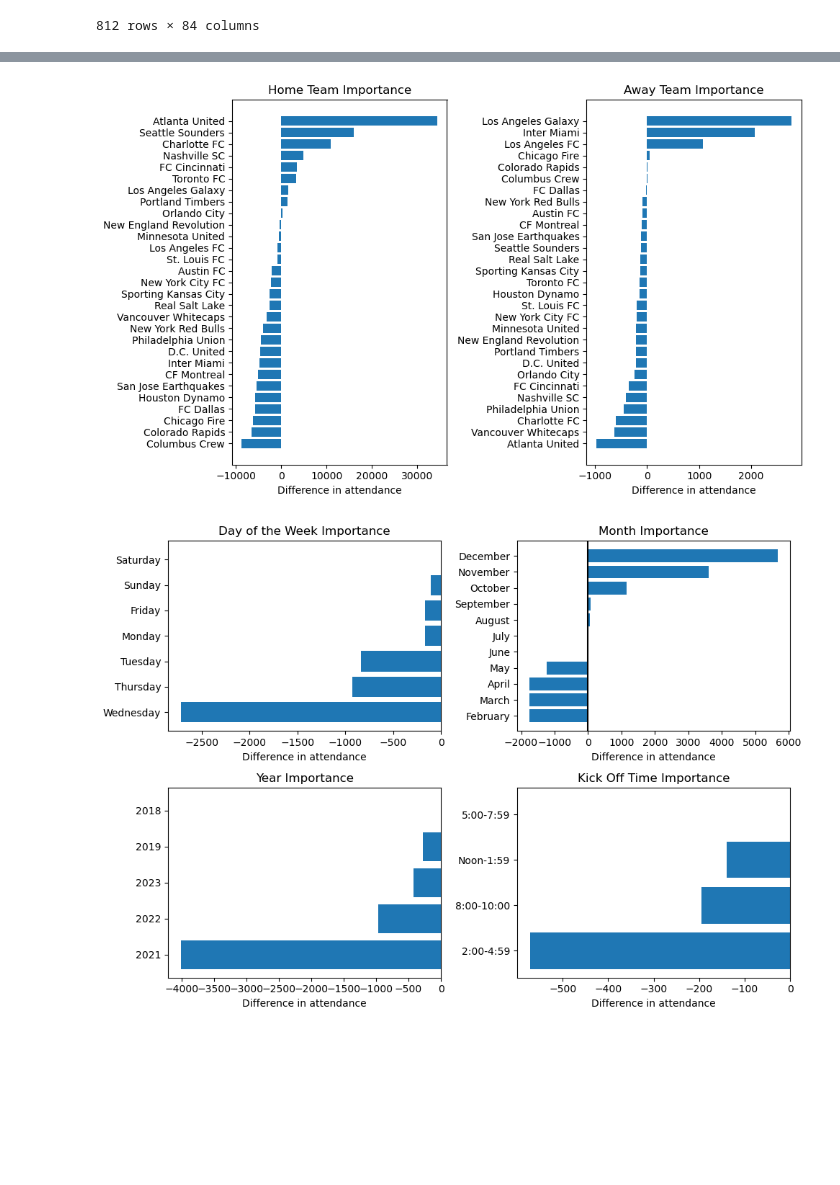
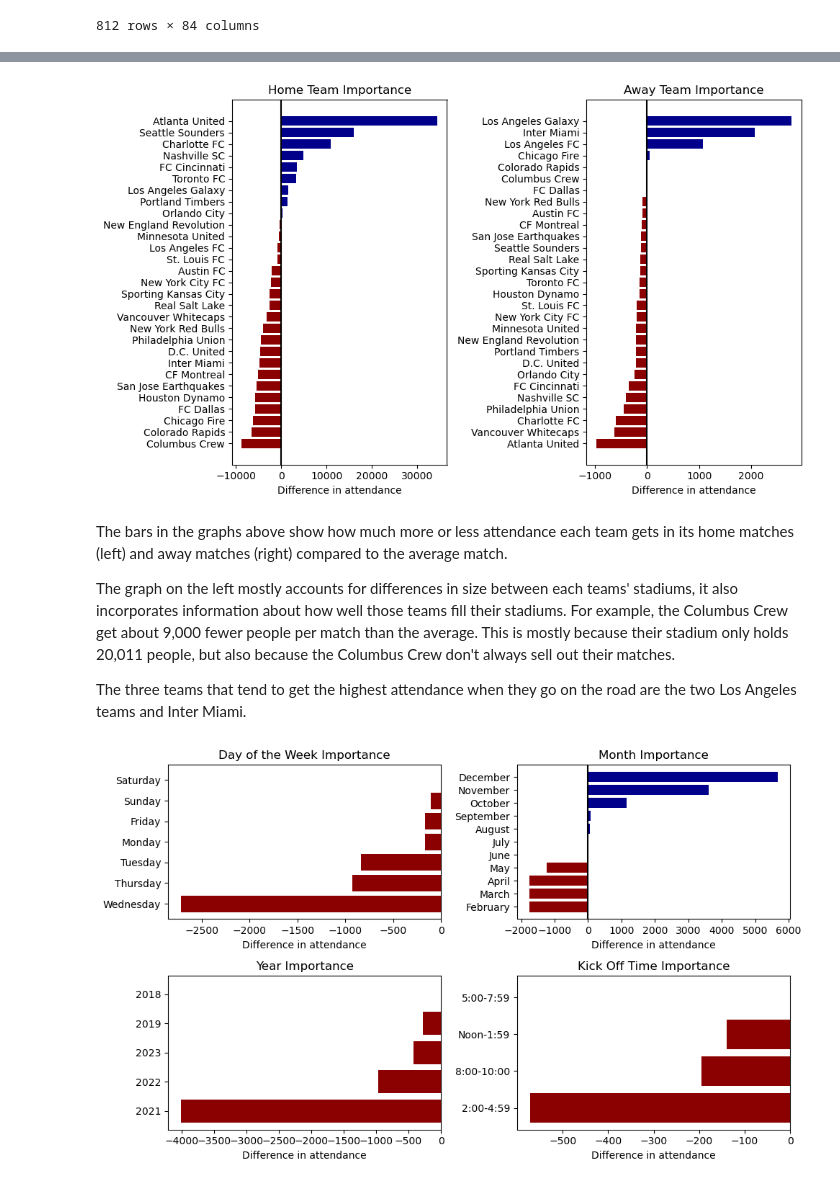
Before and after one commit to daviderics/mls_attendance, a Jupyter notebook: modeling.ipynb, the cells around one changed output, grey strips where cells are left out. Drawn from its saved outputs; the diff is of its cells as text; code cells hidden in the pictures; blank space fills up the shorter version.

```diff
--- a/modeling.ipynb
+++ b/modeling.ipynb
@@ -650,3 +640,12 @@ X = create_X(mlsall_df, columns=['home_team','away_team',
              drop_first=False)
 # Apply the same train-test split that was used earlier
 X_train, X_test, y_train, y_test = train_test_split(X, y, random_state=rando, test_size=0.2)
+# %%
+# Instantiate XGBClassifier
+xgb = XGBRegressor()
+
+# Fit model
+xgb.fit(X_train, y_train)
+
+# Evaluate XGBRegressor model
+evaluate_model_split(xgb, X_train, y_train, X_test, y_test)
@@ -1021,31 +1148,45 @@ xgb_import_ht[[col for col in xgb_import_ht.columns if 'day' in col]]
 fig, ax = plt.subplots(ncols=2, figsize=(10,6))
 
 ht_importance = [xgb_importance[key] for key in xgb_importance.keys() if 'home_team_' in key]
-ax[0].barh(y=range(29),width=np.sort(ht_importance))
+ax[0].barh(y=range(29),
+           width=np.sort(ht_importance),
+           color=['darkblue' if x>=0 else 'darkred' for x in np.sort(ht_importance)])
 ax[0].set_title('Home Team Importance')
 ax[0].set_yticks(range(29))
 ax[0].set_yticklabels([team_names[x] for x in np.argsort(ht_importance)])
 ax[0].set_xlabel('Difference in attendance')
+ax[0].axvline(0,color='black')
 
 at_importance = [xgb_importance[key] for key in xgb_importance.keys() if 'away_team_' in key]
-ax[1].barh(y=range(29),width=np.sort(at_importance))
+ax[1].barh(y=range(29),
+           width=np.sort(at_importance),
+           color=['darkblue' if x>=0 else 'darkred' for x in np.sort(at_importance)])
 ax[1].set_title('Away Team Importance')
 ax[1].set_yticks(range(29))
 ax[1].set_yticklabels([team_names[x] for x in np.argsort(at_importance)])
 ax[1].set_xlabel('Difference in attendance')
+ax[1].axvline(0,color='black')
 
 fig.tight_layout();
 # %% [output]
-[figure, old version]
+[figure, new version]
+# %% [markdown]
+The bars in the graphs above show how much more or less attendance each team gets in its home matches (left) and away matches (right) compared to the average match.
+
+The graph on the left mostly accounts for differences in size between each teams' stadiums, it also incorporates information about how well those teams fill their stadiums. For example, the Columbus Crew get about 9,000 fewer people per match than the average. This is mostly because their stadium only holds 20,011 people, but also because the Columbus Crew don't always sell out their matches.
+
+The three teams that tend to get the highest attendance when they go on the road are the two Los Angeles teams and Inter Miami.
 # %%
 #Day, month, year, and kick off time feature importance
-fig, ax = plt.subplots(ncols=2, nrows=2, figsize=(10,7))
+fig, ax = plt.subplots(ncols=2, nrows=2, figsize=(10,6))
 
 # Day of the week
 day_names = ['Sunday','Monday','Tuesday','Wednesday','Thursday','Friday','Saturday']
 day_importance = [xgb_importance[key] for key in xgb_importance.keys() if 'day_' in key]
 
-ax[0,0].barh(y=range(7), width=np.sort(day_importance))
+ax[0,0].barh(y=range(7),
+             width=np.sort(day_importance),
+             color=['darkblue' if x>=0 else 'darkred' for x in np.sort(day_importance)])
 ax[0,0].set_yticks(range(7))
 ax[0,0].set_yticklabels(day_names[x] for x in np.argsort(day_importance))
 ax[0,0].set_title('Day of the Week Importance')
@@ -1054,34 +1195,40 @@ ax[0,0].set_xlabel('Difference in attendance')
 # Month
 month_names = ['February','March','April','May','June','July','August','September','October','November','December']
 month_importance = [xgb_importance[key] for key in xgb_importance.keys() if 'date_month_' in key]
 
-ax[0,1].barh(y=range(11), width=np.sort(month_importance))
+ax[0,1].barh(y=range(11),
+             width=np.sort(month_importance),
+             color=['darkblue' if x>=0 else 'darkred' for x in np.sort(month_importance)])
 ax[0,1].set_yticks(range(11))
 ax[0,1].set_yticklabels(month_names[x] for x in np.argsort(month_importance))
 ax[0,1].axvline(0,color='black')
 ax[0,1].set_title('Month Importance')
 ax[0,1].set_xlabel('Difference in attendance')
 
 # Year
 year_names = ['2018','2019','2021','2022','2023']
 year_importance = [xgb_importance[key] for key in xgb_importance.keys() if 'date_year_' in key]
 
-ax[1,0].barh(y=range(5), width=np.sort(year_importance))
+ax[1,0].barh(y=range(5),
+             width=np.sort(year_importance),
+             color=['darkblue' if x>=0 else 'darkred' for x in np.sort(year_importance)])
 ax[1,0].set_yticks(range(5))
 ax[1,0].set_yticklabels(year_names[x] for x in np.argsort(year_importance))
 ax[1,0].set_title('Year Importance')
 ax[1,0].set_xlabel('Difference in attendance')
 
 # Kick off time
 kotime_names = ['Noon-1:59','2:00-4:59','5:00-7:59','8:00-10:00']
 kotime_importance = [xgb_importance[key] for key in xgb_importance.keys() if 'time_categ_' in key]
 
-ax[1,1].barh(y=range(4), width=np.sort(kotime_importance))
+ax[1,1].barh(y=range(4),
+             width=np.sort(kotime_importance),
+             color=['darkblue' if x>=0 else 'darkred' for x in np.sort(kotime_importance)])
 ax[1,1].set_yticks(range(4))
 ax[1,1].set_yticklabels(kotime_names[x] for x in np.argsort(kotime_importance))
 ax[1,1].set_title('Kick Off Time Importance')
 ax[1,1].set_xlabel('Difference in attendance')
 
 fig.tight_layout();
 # %% [output]
-[figure, old version]
+[figure, new version]
```
Also changed, not shown: parts of 57 cells of this notebook.
